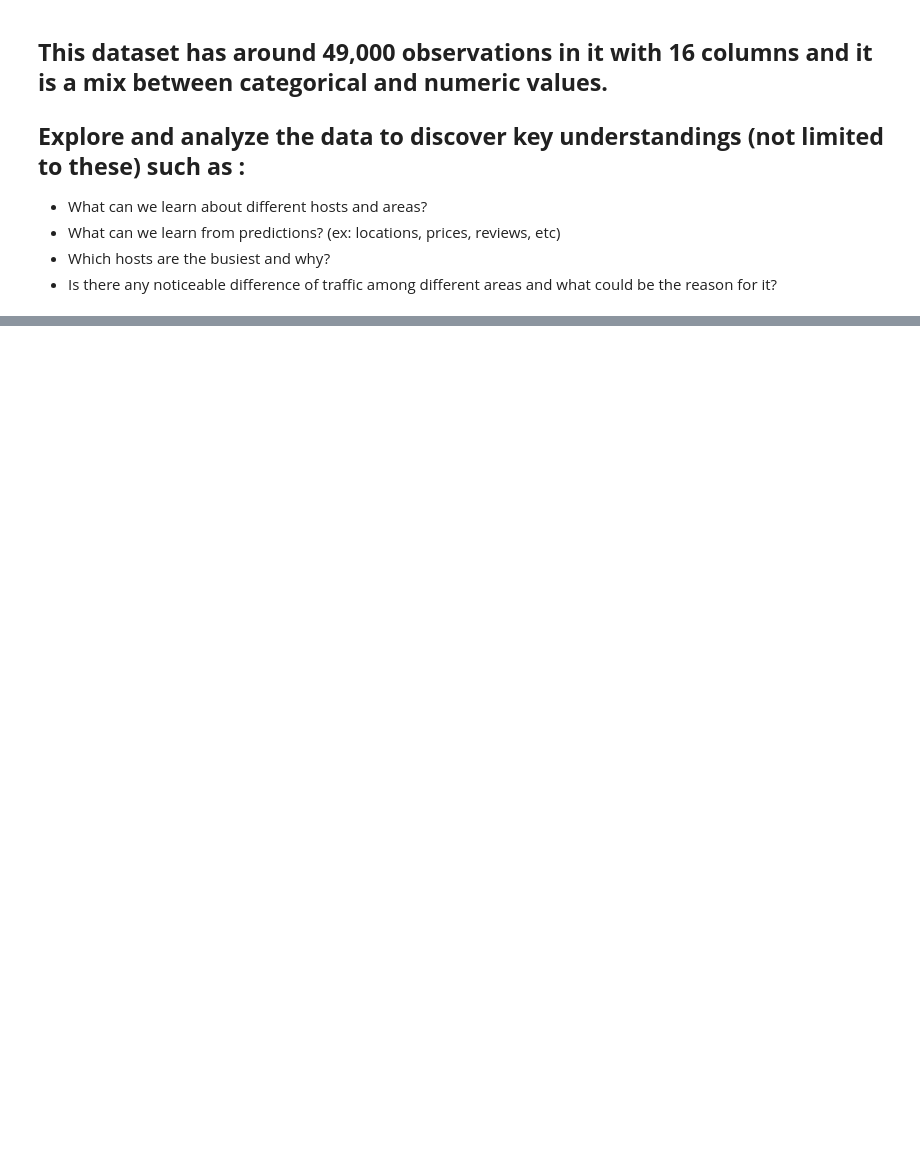
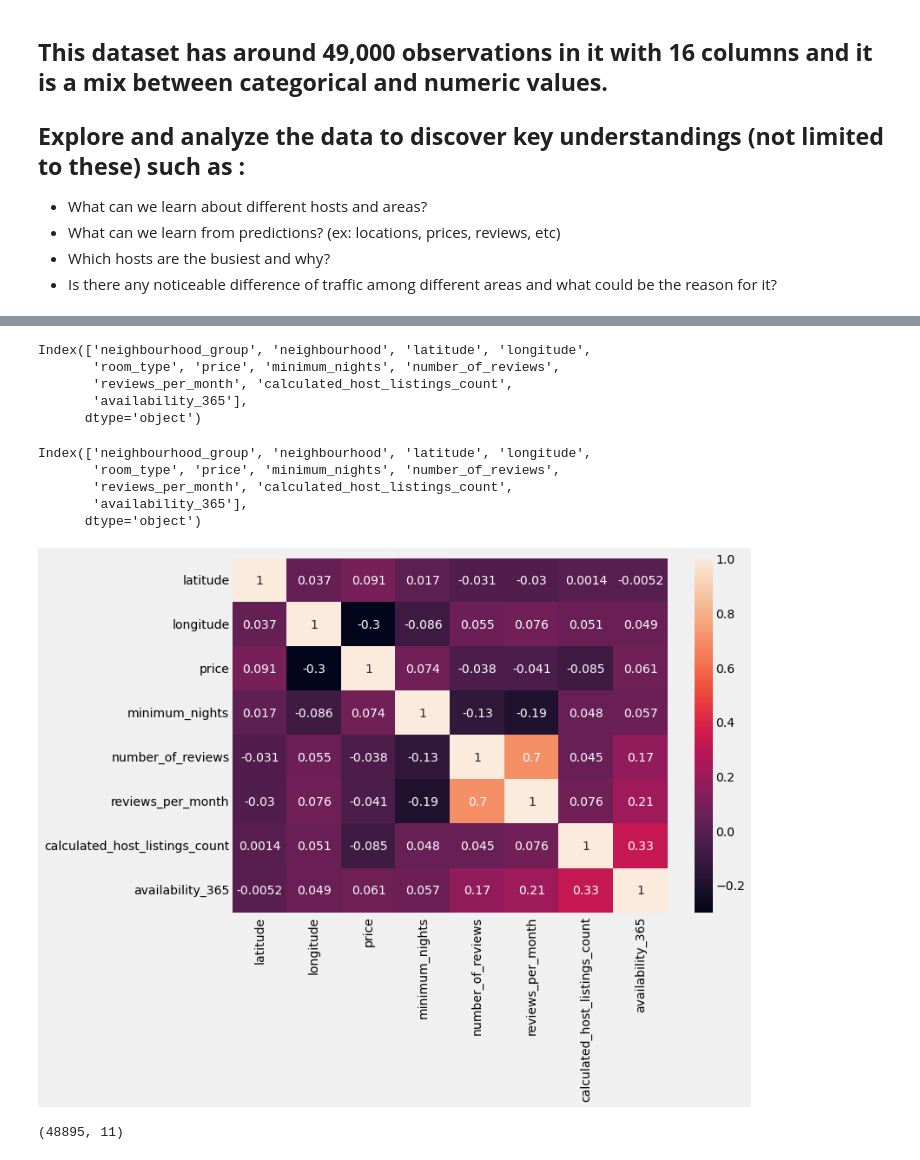
Before and after one commit to 88270gagan/AirBnb-Booking-Analysis, a Jupyter notebook: Airbnb_Bookings_Analysis_Capstone_Project.ipynb, the cells around one changed output, grey strips where cells are left out. Cells and saved outputs as stored; diff of their text form; code cells hidden in the pictures; blank space fills up the shorter version.

```diff
--- a/Airbnb_Bookings_Analysis_Capstone_Project.ipynb
+++ b/Airbnb_Bookings_Analysis_Capstone_Project.ipynb
@@ -12,0 +77,4 @@
+# %%
+# Removing the Duplicates if any
+df.duplicated().sum()
+df.drop_duplicates(inplace=True)
@@ -12,0 +97,5 @@
+# %%
+# Remove the NaN values from the dataset
+df.fillna({'reviews_per_month':0}, inplace=True)
+#examing changes
+df.reviews_per_month.isnull().sum()
@@ -12,0 +112,2 @@
+# %%
+df.drop(['host_id'], axis = 1, inplace=True)
@@ -12,0 +123,5 @@
+# %%
+#Replacing all NaN values in “review_per_month_ with 0
+df.reviews_per_month.fillna(0, inplace=True)
+
+print(df.isnull().any())
@@ -12,0 +141,26 @@
+# %%
+df.columns
+# %% [output]
+Index(['neighbourhood_group', 'neighbourhood', 'latitude', 'longitude',
+       'room_type', 'price', 'minimum_nights', 'number_of_reviews',
+       'reviews_per_month', 'calculated_host_listings_count',
+       'availability_365'],
+      dtype='object')
+# %%
+#Correlation between different variables
+
+corr = df.corr(method='kendall')
+plt.figure(figsize=(10,7))
+sns.heatmap(corr, annot=True)
+df.columns
+# %% [output]
+Index(['neighbourhood_group', 'neighbourhood', 'latitude', 'longitude',
+       'room_type', 'price', 'minimum_nights', 'number_of_reviews',
+       'reviews_per_month', 'calculated_host_listings_count',
+       'availability_365'],
+      dtype='object')
+[figure, added]
+# %%
+df.shape
+# %% [output]
+(48895, 11)
```
Also changed, not shown: parts of 25 cells of this notebook.
